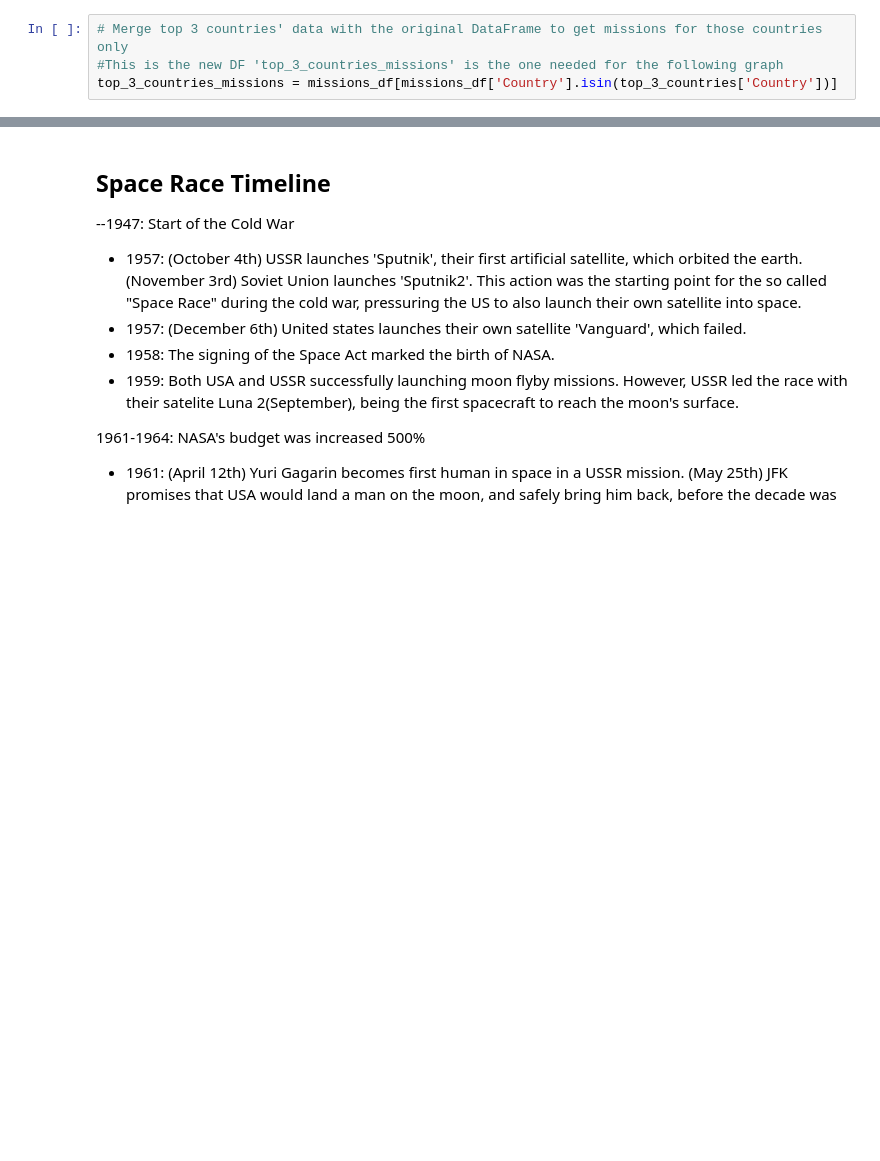
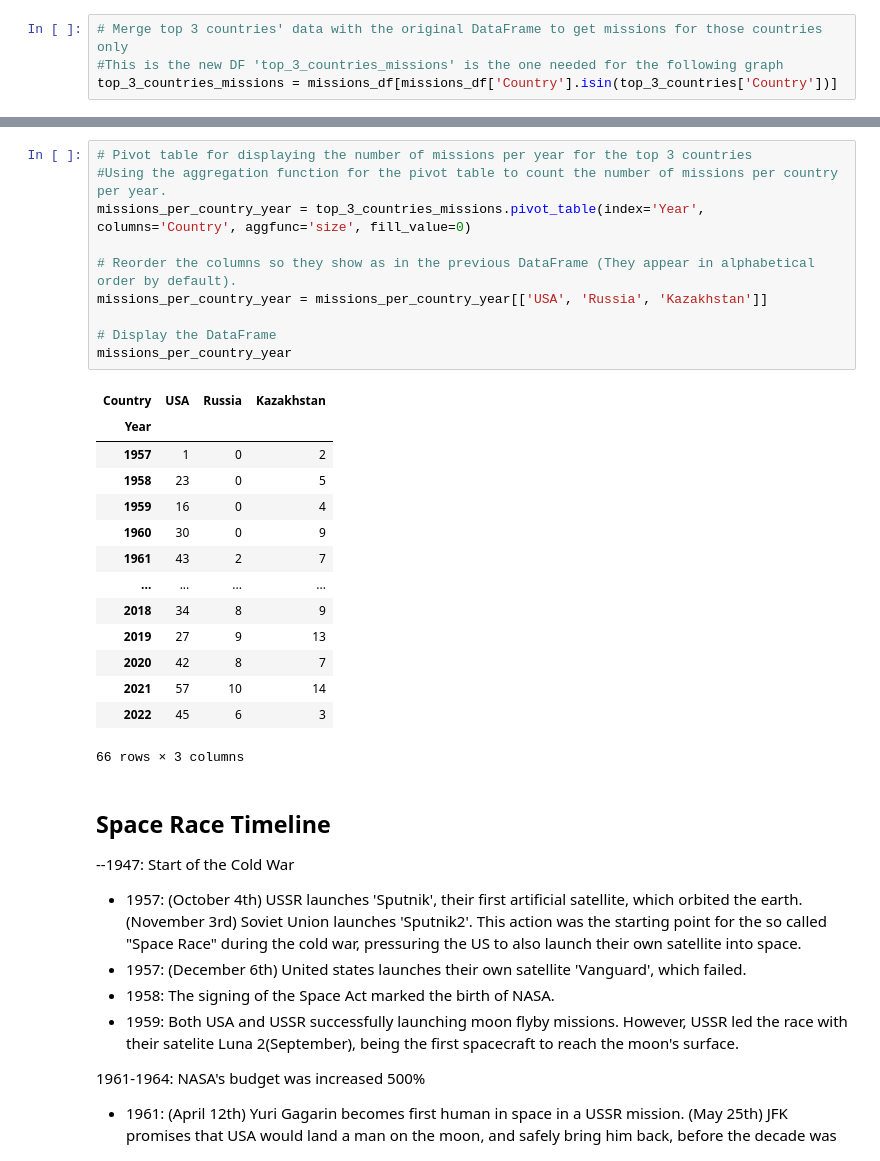
Before and after one commit to maparisio/Space_Mission_Project, a Jupyter notebook: Missions_Over_Time.ipynb, the cells around one changed output, grey strips where cells are left out. Cells and saved outputs as stored; diff of their text form; blank space fills up the shorter version.

```diff
--- a/Missions_Over_Time.ipynb
+++ b/Missions_Over_Time.ipynb
@@ -385,3 +387,28 @@ plt.show()
+# %%
+# Pivot table for displaying the number of missions per year for the top 3 countries
+#Using the aggregation function for the pivot table to count the number of missions per country per year.
+missions_per_country_year = top_3_countries_missions.pivot_table(index='Year', columns='Country', aggfunc='size', fill_value=0)
+
+# Reorder the columns so they show as in the previous DataFrame (They appear in alphabetical order by default).
+missions_per_country_year = missions_per_country_year[['USA', 'Russia', 'Kazakhstan']]
+
+# Display the DataFrame
+missions_per_country_year
+# %% [output]
+| Country | USA | Russia | Kazakhstan |
+| Year |  |  |  |
+| 1957 | 1 | 0 | 2 |
+| 1958 | 23 | 0 | 5 |
+| 1959 | 16 | 0 | 4 |
+| 1960 | 30 | 0 | 9 |
+| 1961 | 43 | 2 | 7 |
+| ... | ... | ... | ... |
+| 2018 | 34 | 8 | 9 |
+| 2019 | 27 | 9 | 13 |
+| 2020 | 42 | 8 | 7 |
+| 2021 | 57 | 10 | 14 |
+| 2022 | 45 | 6 | 3 |
+66 rows × 3 columns
 # %% [markdown]
 Space Race Timeline
 -
```
Also changed, not shown: parts of 15 cells of this notebook.
